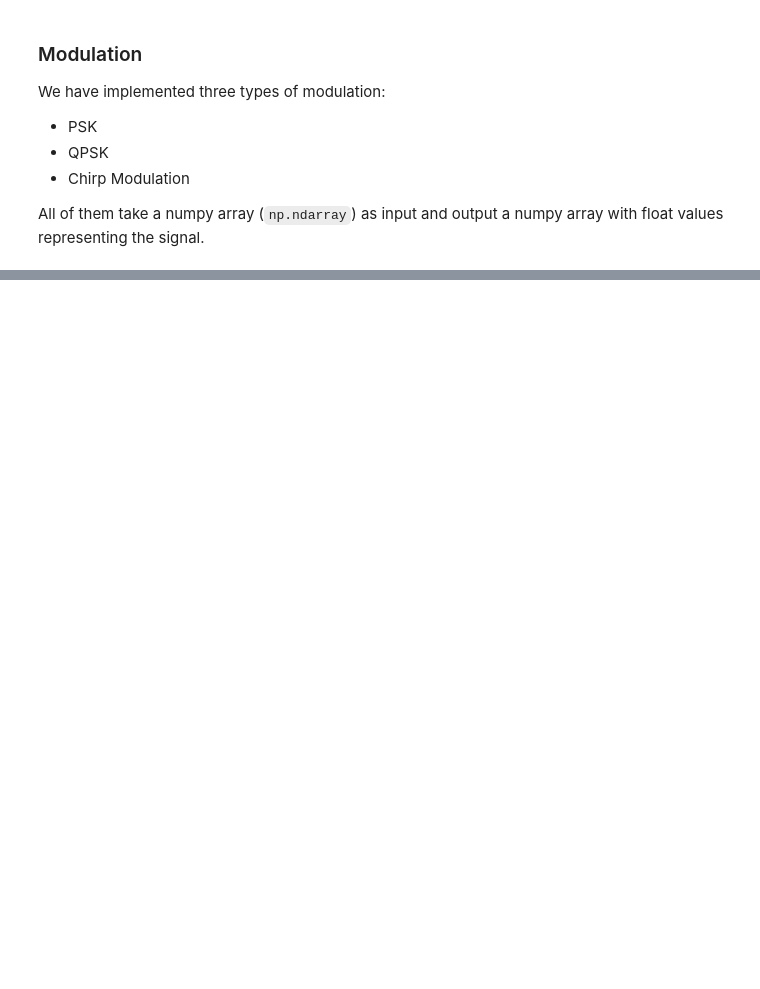
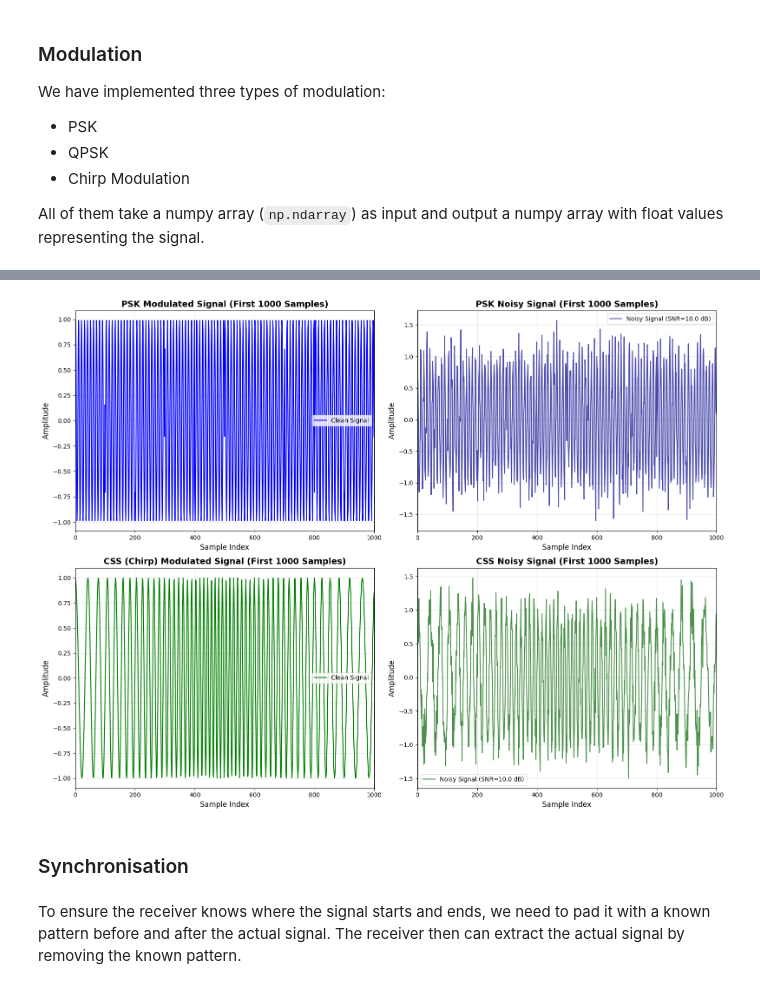
Before and after one commit to Habanes/BFH_Communication_Competition, a Jupyter notebook: TransmissionCompetition.ipynb, the cells around one changed output, grey strips where cells are left out. Drawn from its saved outputs; the diff is of its cells as text; code cells hidden in the pictures; blank space fills up the shorter version.

```diff
--- a/TransmissionCompetition.ipynb
+++ b/TransmissionCompetition.ipynb
@@ -128,0 +181,51 @@ css_modulated = css_modulator(test_sequence)
+# %%
+# Visualization of Modulated Signals
+N = 1000  # Number of first samples to plot
+
+fig, axes = plt.subplots(2, 2, figsize=(16, 12))
+
+# Plot PSK Modulated Signal (first N samples)
+axes[0, 0].plot(psk_modulated[:N], linewidth=1.5, color='blue', label='Clean Signal')
+axes[0, 0].set_title('PSK Modulated Signal (First {} Samples)'.format(N), fontsize=14, fontweight='bold')
+axes[0, 0].set_xlabel('Sample Index', fontsize=12)
+axes[0, 0].set_ylabel('Amplitude', fontsize=12)
+axes[0, 0].grid(True, alpha=0.3)
+axes[0, 0].set_xlim(0, N)
+axes[0, 0].legend()
+
+# Plot PSK Noisy Signal
+axes[0, 1].plot(psk_noisy[:N], linewidth=1.5, color='darkblue', alpha=0.7, label=f'Noisy Signal (SNR={SNR_DB} dB)')
+axes[0, 1].set_title('PSK Noisy Signal (First {} Samples)'.format(N), fontsize=14, fontweight='bold')
+axes[0, 1].set_xlabel('Sample Index', fontsize=12)
+axes[0, 1].set_ylabel('Amplitude', fontsize=12)
+axes[0, 1].grid(True, alpha=0.3)
+axes[0, 1].set_xlim(0, N)
+axes[0, 1].legend()
+
+# Plot CSS Modulated Signal (first N samples)
+axes[1, 0].plot(css_modulated[:N], linewidth=1.5, color='green', label='Clean Signal')
+axes[1, 0].set_title('CSS (Chirp) Modulated Signal (First {} Samples)'.format(N), fontsize=14, fontweight='bold')
+axes[1, 0].set_xlabel('Sample Index', fontsize=12)
+axes[1, 0].set_ylabel('Amplitude', fontsize=12)
+axes[1, 0].grid(True, alpha=0.3)
+axes[1, 0].set_xlim(0, N)
+axes[1, 0].legend()
+
+# Plot CSS Noisy Signal
+axes[1, 1].plot(css_noisy[:N], linewidth=1.5, color='darkgreen', alpha=0.7, label=f'Noisy Signal (SNR={SNR_DB} dB)')
+axes[1, 1].set_title('CSS Noisy Signal (First {} Samples)'.format(N), fontsize=14, fontweight='bold')
+axes[1, 1].set_xlabel('Sample Index', fontsize=12)
+axes[1, 1].set_ylabel('Amplitude', fontsize=12)
+axes[1, 1].grid(True, alpha=0.3)
+axes[1, 1].set_xlim(0, N)
+axes[1, 1].legend()
+
+plt.tight_layout()
+plt.show()
+# %% [output]
+[figure, added]
+# %% [markdown]
+### Synchronisation
+# %% [markdown]
+To ensure the receiver knows where the signal starts and ends, we need to pad it with a known pattern before and after the actual signal.
+The receiver then can extract the actual signal by removing the known pattern.
```
Also changed, not shown: parts of 5 cells of this notebook, 5 other files.
